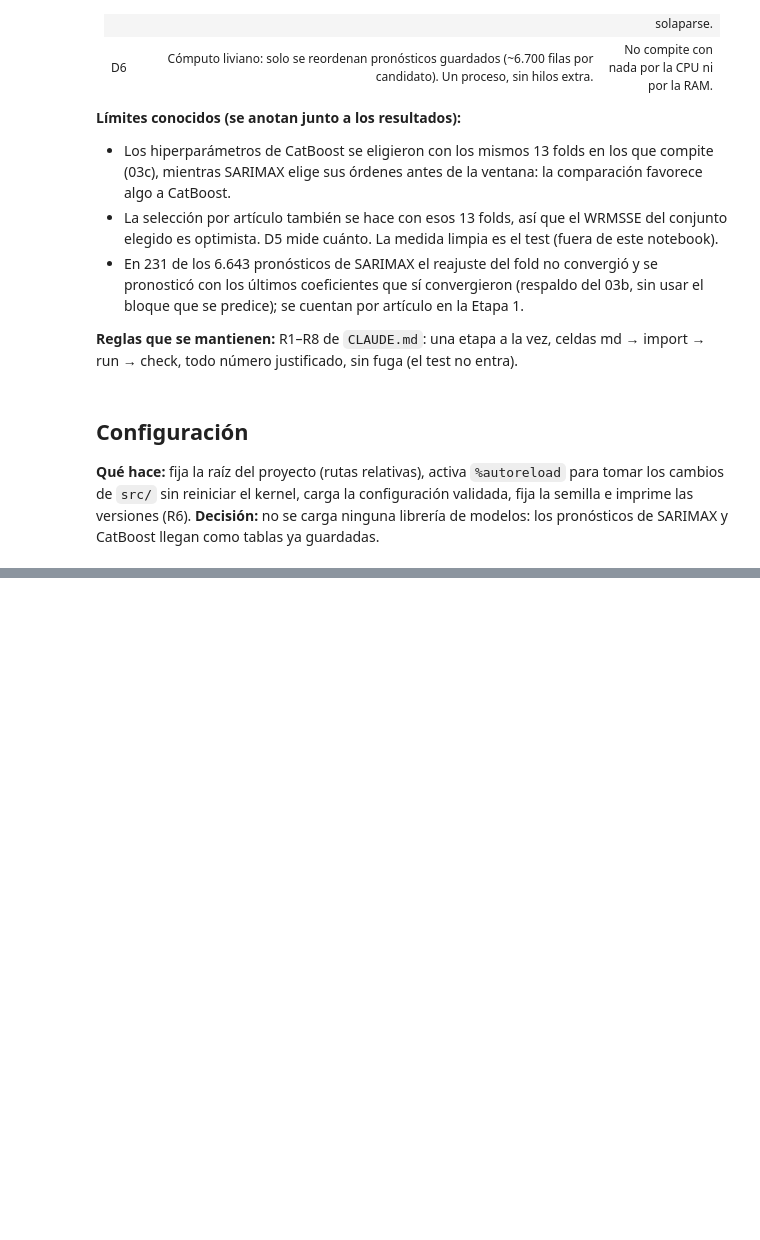
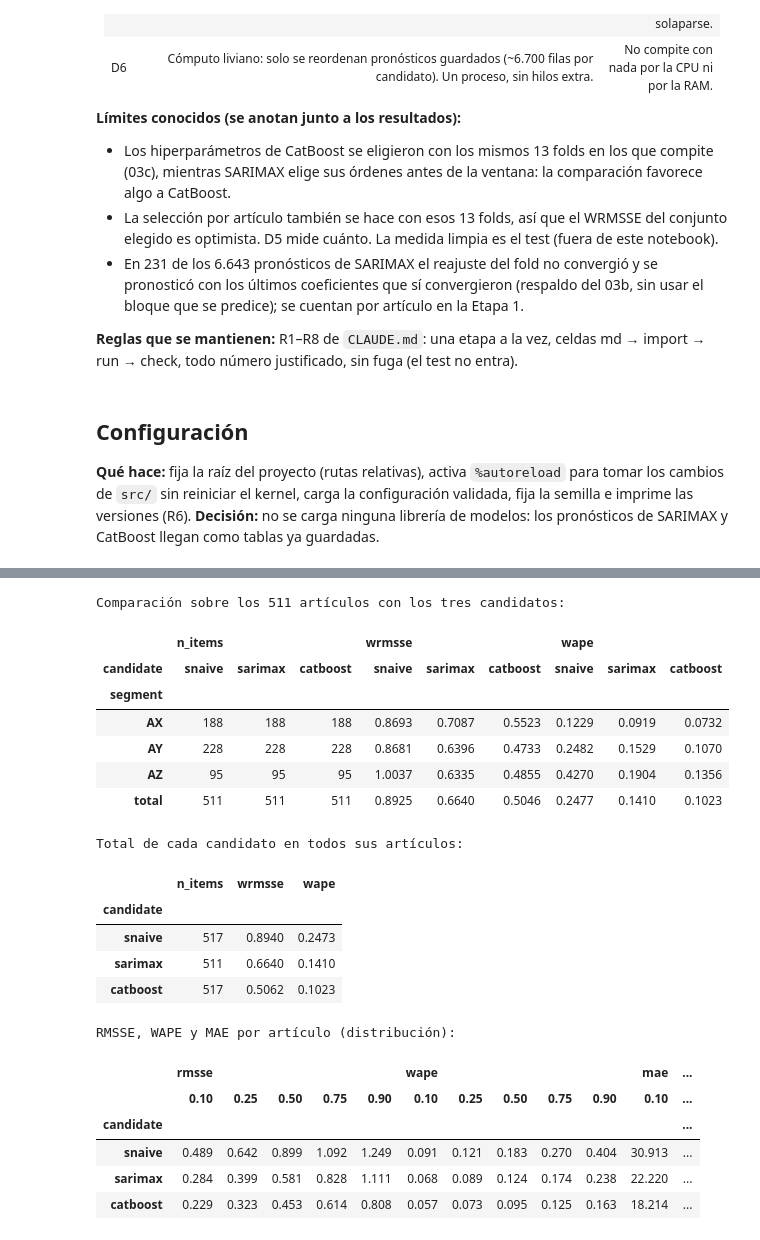
Before and after one commit to JoseSalas98/demand-forecasting-replenishment, a Jupyter notebook: notebooks/03d_seleccion_por_articulo.ipynb, the cells around one changed output, grey strips where cells are left out. Cells and saved outputs as stored; diff of their text form; code cells hidden in the pictures; blank space fills up the shorter version.

Commit message:
nb 03d: Etapas 1–5 (carga, error por candidato, selección, diagnóstico de optimismo y guardado)
Co-Authored-By: Claude Opus 5.5 <noreply@anthropic.com>

```diff
--- a/notebooks/03d_seleccion_por_articulo.ipynb
+++ b/notebooks/03d_seleccion_por_articulo.ipynb
@@ -75,0 +117,10 @@ print(f"semilla: {SEED}")
+# %%
+window = window_forecasts(inputs["snaive_valid"], {"sarimax": sarimax["backtest"],
+                                                   "catboost": catboost["backtest"].rename(columns={"pred": "catboost"})})
+# %%
+boosting_data = inputs["boosting_data"]
+cal = load_calendar(cfg)
+day_of = pd.Series(cal["d"].str[2:].astype(int).to_numpy(), index=pd.to_datetime(cal["date"]))   # fecha → día d
+weight_windows = train_weight_windows(boosting_data, day_of, WEIGHT_BLOCKS, BLOCK_DAYS)
+interim = load_interim(cfg, max_day=train_end(cfg))   # gasto diario solo hasta el último día de train
+weights = spend_weights(interim["item_spend"], interim["item_ids"], weight_windows)
@@ -75,0 +214,50 @@ print(f"semilla: {SEED}")
+# %%
+from src.metrics import item_errors, segment_errors
+
+SEGMENTS = ["AX", "AY", "AZ", "total"]
+# %%
+errors = item_errors(window, CANDIDATES, rmsse_scale)
+common = set(errors.loc[errors["candidate"] == "sarimax", "item_id"])   # artículos con los tres candidatos
+summary = segment_errors(errors[errors["item_id"].isin(common)], weights, cell_of)
+# %%
+# Una fila por artículo y candidato; SARIMAX solo en los artículos con modelo.
+assert len(errors) == 2 * n_items + len(common) and not errors.duplicated(["item_id", "candidate"]).any()
+assert len(common) == int((status == "ok").sum()) and (errors["n_blocks"] == N_FOLDS).all()
+assert errors[["rmsse", "wape", "mae"]].notna().all().all() and (errors[["rmsse", "wape", "mae"]] >= 0).all().all()
+# Agregado coherente con wrmsse_frame (Etapa 1): total de cada candidato en todos sus artículos.
+own = segment_errors(errors, weights, cell_of).xs("total", level="segment")
+assert np.isclose(own.loc["catboost", "wrmsse"], cb_wrmsse) and np.isclose(own.loc["snaive", "wrmsse"], sn_wrmsse)
+assert np.isclose(own.loc["sarimax", "wrmsse"], wrmsse_frame(window[with_model], "sarimax", rmsse_scale, weights)[0])
+assert (summary.xs("total", level="segment")["n_items"] == len(common)).all()
+
+print(f"Comparación sobre los {len(common)} artículos con los tres candidatos:")
+display(summary.unstack("candidate").reindex(SEGMENTS)[["n_items", "wrmsse", "wape"]]
+        .reindex(columns=CANDIDATES, level="candidate").round(4))
+print("Total de cada candidato en todos sus artículos:")
+display(own.reindex(CANDIDATES).round(4))
+print("RMSSE, WAPE y MAE por artículo (distribución):")
+quantiles = errors.groupby("candidate")[["rmsse", "wape", "mae"]].quantile([0.1, 0.25, 0.5, 0.75, 0.9])
+display(quantiles.unstack().reindex(CANDIDATES).round(3))
+display(errors.sample(5, random_state=SEED))
+# %% [output]
+Comparación sobre los 511 artículos con los tres candidatos:
+|  | n_items |  |  | wrmsse |  |  | wape |  |  |
+| candidate | snaive | sarimax | catboost | snaive | sarimax | catboost | snaive | sarimax | catboost |
+| segment |  |  |  |  |  |  |  |  |  |
+| AX | 188 | 188 | 188 | 0.8693 | 0.7087 | 0.5523 | 0.1229 | 0.0919 | 0.0732 |
+| AY | 228 | 228 | 228 | 0.8681 | 0.6396 | 0.4733 | 0.2482 | 0.1529 | 0.1070 |
+| AZ | 95 | 95 | 95 | 1.0037 | 0.6335 | 0.4855 | 0.4270 | 0.1904 | 0.1356 |
+| total | 511 | 511 | 511 | 0.8925 | 0.6640 | 0.5046 | 0.2477 | 0.1410 | 0.1023 |
+Total de cada candidato en todos sus artículos:
+|  | n_items | wrmsse | wape |
+| candidate |  |  |  |
+| snaive | 517 | 0.8940 | 0.2473 |
+| sarimax | 511 | 0.6640 | 0.1410 |
+| catboost | 517 | 0.5062 | 0.1023 |
+RMSSE, WAPE y MAE por artículo (distribución):
+|  | rmsse |  |  |  |  | wape |  |  |  |  | mae | ... |
+|  | 0.10 | 0.25 | 0.50 | 0.75 | 0.90 | 0.10 | 0.25 | 0.50 | 0.75 | 0.90 | 0.10 | ... |
+| candidate |  |  |  |  |  |  |  |  |  |  |  | ... |
+| snaive | 0.489 | 0.642 | 0.899 | 1.092 | 1.249 | 0.091 | 0.121 | 0.183 | 0.270 | 0.404 | 30.913 | ... |
+| sarimax | 0.284 | 0.399 | 0.581 | 0.828 | 1.111 | 0.068 | 0.089 | 0.124 | 0.174 | 0.238 | 22.220 | ... |
+| catboost | 0.229 | 0.323 | 0.453 | 0.614 | 0.808 | 0.057 | 0.073 | 0.095 | 0.125 | 0.163 | 18.214 | ... |
```
Also changed, not shown: parts of 20 cells of this notebook.
